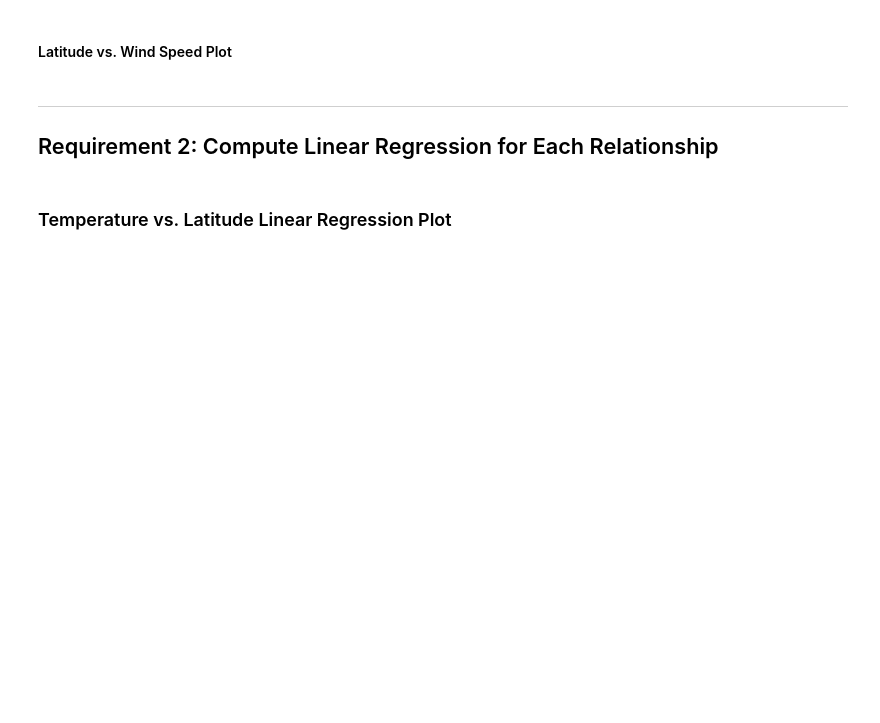
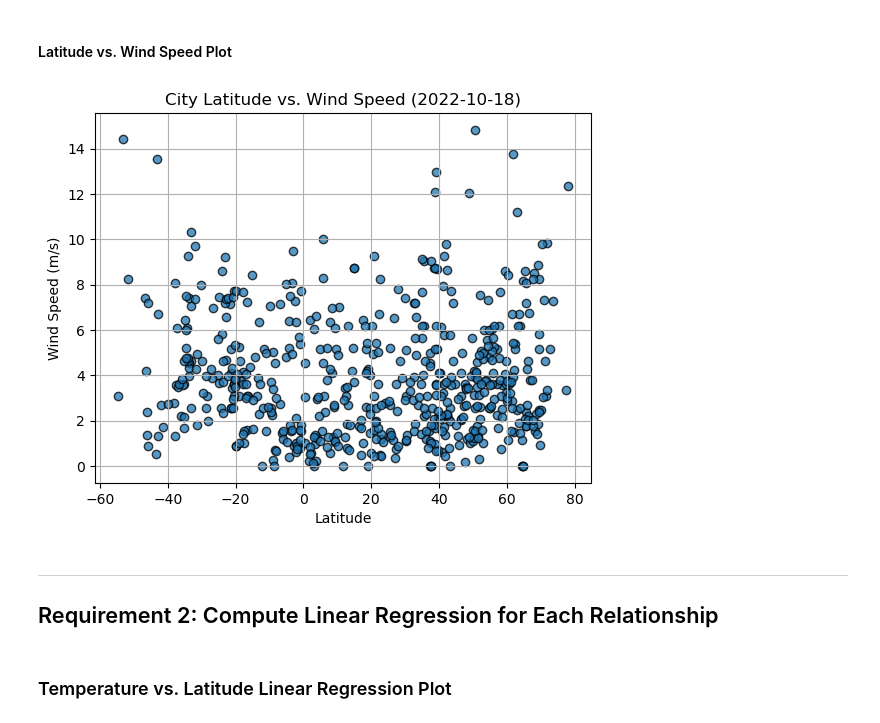
Before and after one commit to mwmosca/python-api-challenge, a Jupyter notebook: WeatherPy.ipynb, the cells around one changed output. Saved outputs shown, nothing was run; the diff lists cells and outputs as text; code cells hidden in the pictures; blank space fills up the shorter version.

```diff
--- a/WeatherPy.ipynb
+++ b/WeatherPy.ipynb
@@ -198,16 +215,21 @@ plt.show()
 #### Latitude vs. Wind Speed Plot
 # %%
 # Build the scatter plots for latitude vs. wind speed
-# YOUR CODE HERE
+plt.scatter(city_data_df['Lat'], city_data_df['Wind Speed'], edgecolors = 'black', alpha = 0.75)
 
 # Incorporate the other graph properties
-# YOUR CODE HERE
+plt.title(f'City Latitude vs. Wind Speed ({data_date})')
+plt.xlabel('Latitude')
+plt.ylabel('Wind Speed (m/s)')
+plt.grid()
 
 # Save the figure
 plt.savefig("output_data/Fig4.png")
 
 # Show plot
 plt.show()
+# %% [output]
+[figure, added]
 # %% [markdown]
 ---
 
```
Also changed, not shown: parts of 5 cells of this notebook, 4 other files.
